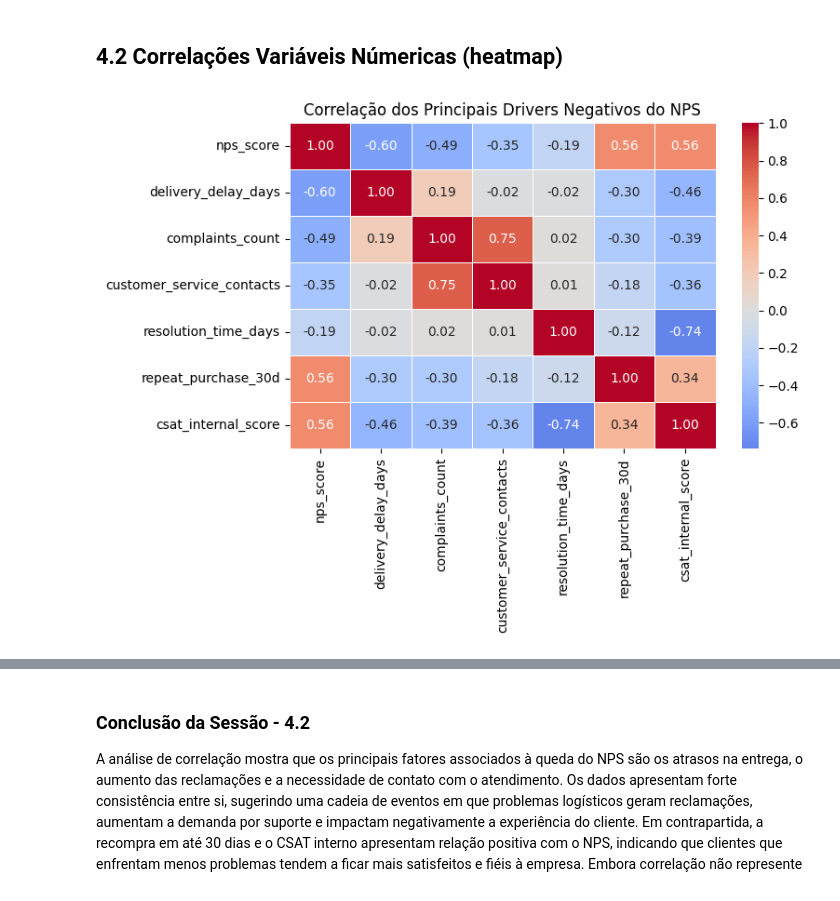
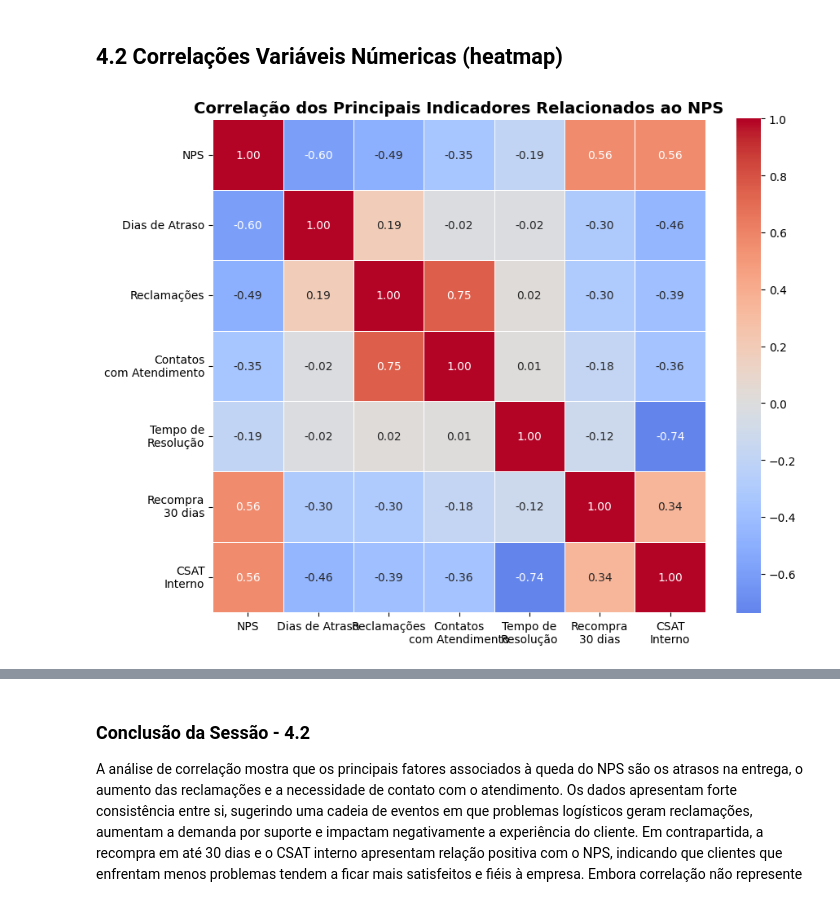
Before and after one commit to GabrielButti/tech_challenge_1, a Jupyter notebook: notebooks/analise_exploratoria_dados.ipynb, the cells around one changed output, grey strips where cells are left out. Drawn from its saved outputs; the diff is of its cells as text; code cells hidden in the pictures.

```diff
--- a/notebooks/tech_challenge_v2.ipynb
+++ b/notebooks/analise_exploratoria_dados.ipynb
@@ -299,36 +335,56 @@ A análise inicial do NPS demonstra um cenário de satisfação abaixo do espera
 # %%
 # Selecionando as colunas de interesse para análise de correlação
 
 cols = [
     'nps_score',
     'delivery_delay_days',
     'complaints_count',
     'customer_service_contacts',
     'resolution_time_days',
     'repeat_purchase_30d',
     'csat_internal_score'
 ]
 
+# Renomeando apenas para exibição
+nomes_pt = {
+    'nps_score': 'NPS',
+    'delivery_delay_days': 'Dias de Atraso',
+    'complaints_count': 'Reclamações',
+    'customer_service_contacts': 'Contatos\ncom Atendimento',
+    'resolution_time_days': 'Tempo de\nResolução',
+    'repeat_purchase_30d': 'Recompra\n30 dias',
+    'csat_internal_score': 'CSAT\nInterno'
+}
+
 # Matriz de correlação
-corr = df_nps[cols].corr()
+corr = df_nps[cols].rename(columns=nomes_pt).corr()
 
 # Heatmap
-plt.figure(figsize=(8,6))
+plt.figure(figsize=(9,7))
 
 sns.heatmap(
     corr,
     annot=True,
     fmt='.2f',
     cmap='coolwarm',
     center=0,
-    linewidths=0.5
+    linewidths=0.5,
+    square=True
 )
 
-plt.title('Correlação dos Principais Drivers Negativos do NPS')
+plt.title(
+    'Correlação dos Principais Indicadores Relacionados ao NPS',
+    fontsize=14,
+    fontweight='bold'
+)
+
+plt.xticks(rotation=0)
+plt.yticks(rotation=0)
+
 plt.tight_layout()
 plt.show()
 # %% [output]
-[figure, old version]
+[figure, new version]
 # %%
 # Heatmap da correlação entre as variáveis e o NPS
 
```
Also changed, not shown: parts of 11 cells of this notebook, 4 other files.
